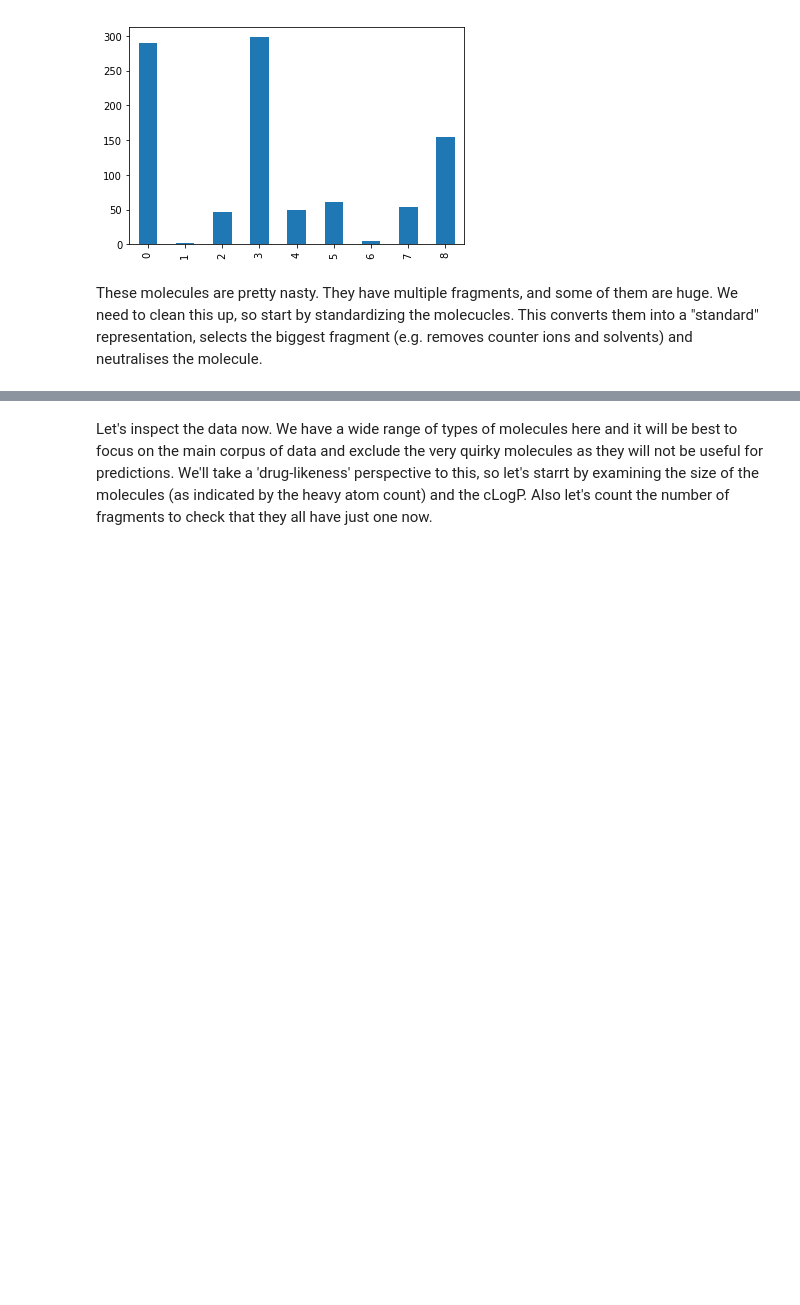
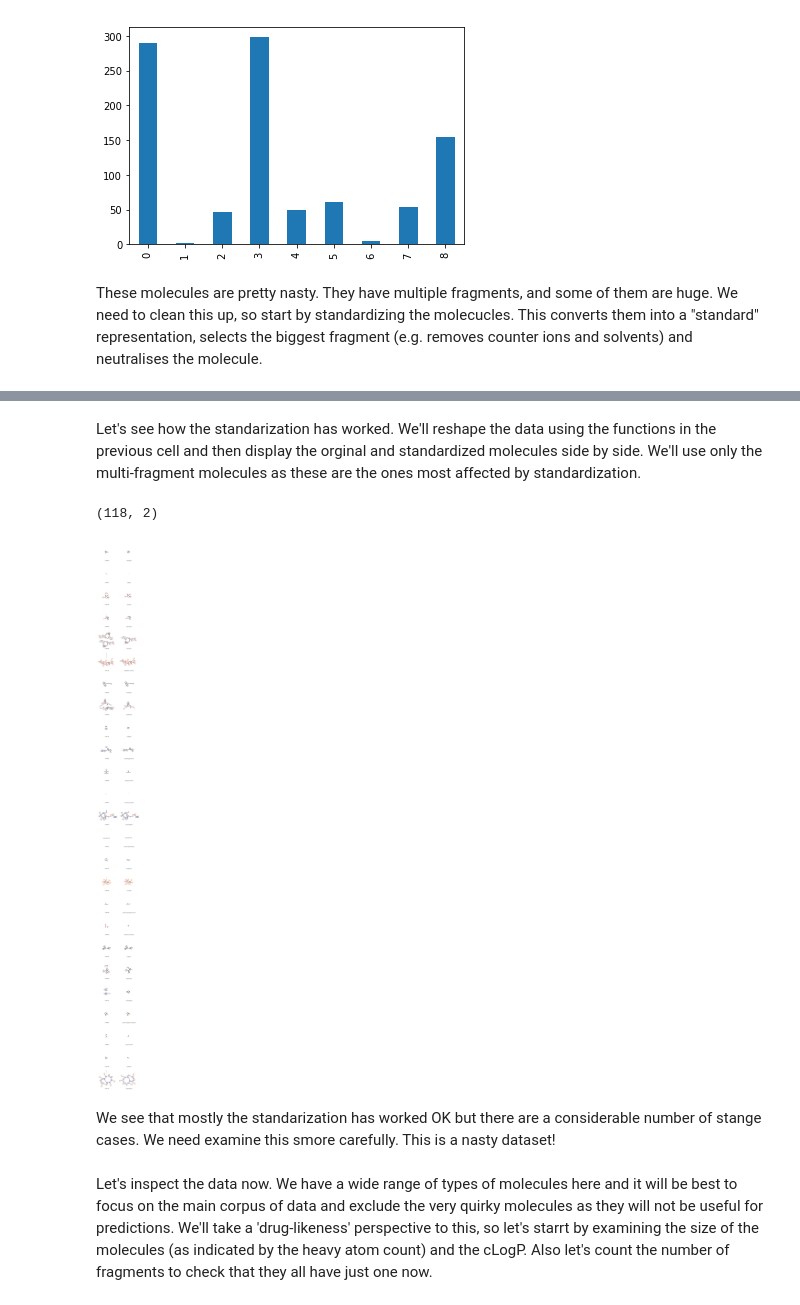
Before and after one commit to OpenRiskNet/notebooks, a Jupyter notebook: DataCure/LTKB/LTKB_dataprep.ipynb, the cells around one changed output, grey strips where cells are left out. Drawn from its saved outputs; the diff is of its cells as text; code cells hidden in the pictures; blank space fills up the shorter version.

```diff
--- a/DataCure/LTKB/LTKB_dataprep.ipynb
+++ b/DataCure/LTKB/LTKB_dataprep.ipynb
@@ -163,5 +172,38 @@ VER_DISP              category
 MOL                     object
 dtype: object
+# %%
+# these functions will be used to reshape the dataframe so that the original and standardized forms of
+# the molecucles can be compared. Pass in the original dataframe to the reshapeDataframe method and
+# you get back a dataframe with 2 columns (LABEL and MOL) that contains pairs of rows, the fist containing
+# the LTKBID and FULL_MOL and the second the LabelCompoundName and the standardized MOL.
+# When you display these molecules in a 2 column grid you will see the original mol on the left and the
+# standardized mol on the right, adn you can see the LTKBID and compound names.
+
+def reshapeRow(df, fullmol, mol, ltkbid, name):
+    df.loc[len(df)] = [ltkbid, fullmol]
+    df.loc[len(df)] = [name, mol]
+
+def reshapeDataframe(df):
+    reshaped = pd.DataFrame(columns=['NAME', 'MOL'])
+    df.apply(lambda row: reshapeRow(reshaped, row['FULL_MOL'], row['MOL'], row['LTKBID'], row['LabelCompoundName']), axis=1)
+    return reshaped
+# %% [markdown]
+Let's see how the standarization has worked. We'll reshape the data using the functions in the previous cell and
+then display the orginal and standardized molecules side by side.
+We'll use only the multi-fragment molecules as these are the ones most affected by standardization.
+# %%
+multiFragMols = df[df['FRAGS'] > 1]
+compareMolsDF = reshapeDataframe(multiFragMols)
+compareMolsDF.shape
+# %% [output]
+(118, 2)
+# %%
+ PandasTools.FrameToGridImage(compareMolsDF, column='MOL', legendsCol='NAME', molsPerRow=2, subImgSize=(300, 300))
+# %% [output]
+[figure, added]
+# %% [markdown]
+We see that mostly the standarization has worked OK but there are a considerable number of stange cases.
+We need examine this smore carefully. This is a nasty dataset!
 # %% [markdown]
 Let's inspect the data now. We have a wide range of types of molecules here and it will be best to focus on the main corpus of data and exclude the very quirky molecules as they will not be useful for predictions.
 We'll take a 'drug-likeness' perspective to this, so let's starrt by examining the size of the molecules (as indicated by the heavy atom count) and the cLogP. Also let's count the number of fragments to check that they all have just one now.
```
Also changed, not shown: parts of 19 cells of this notebook.
